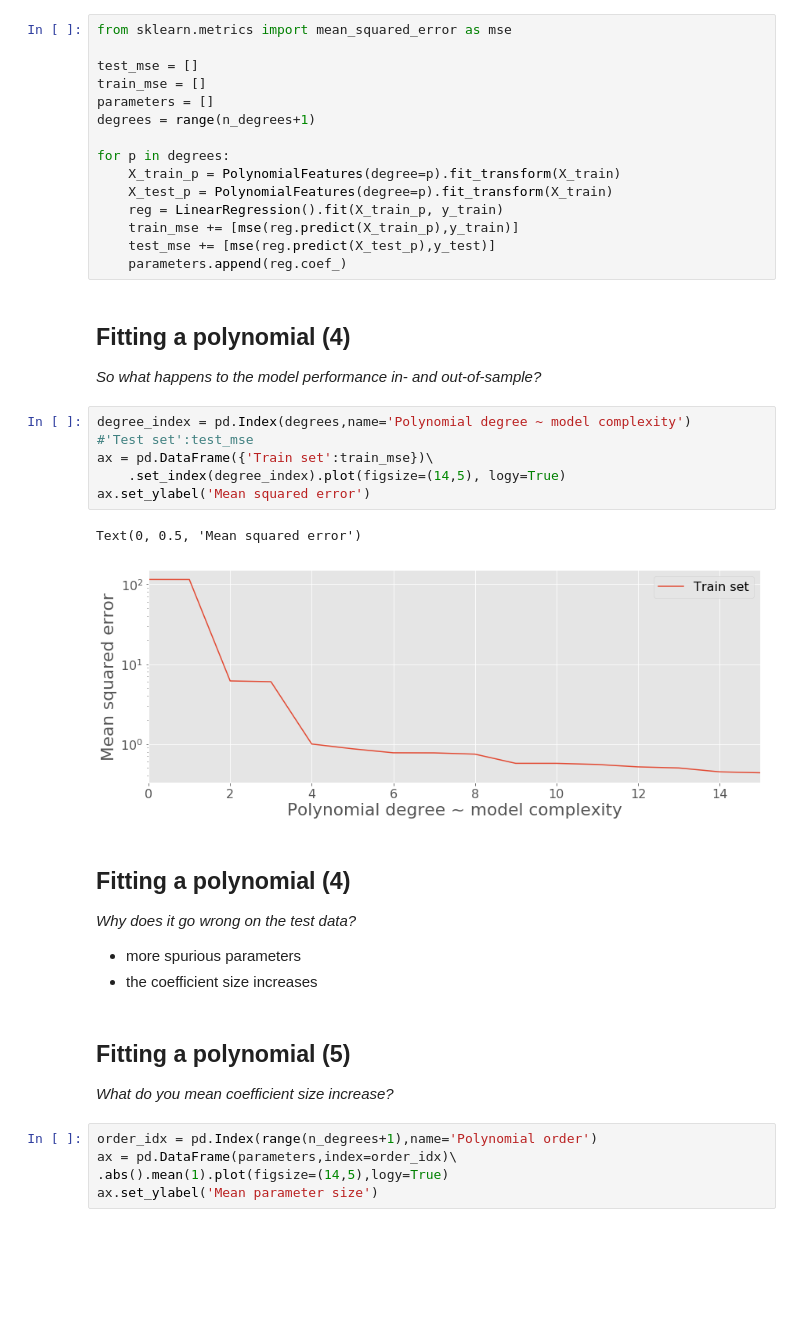
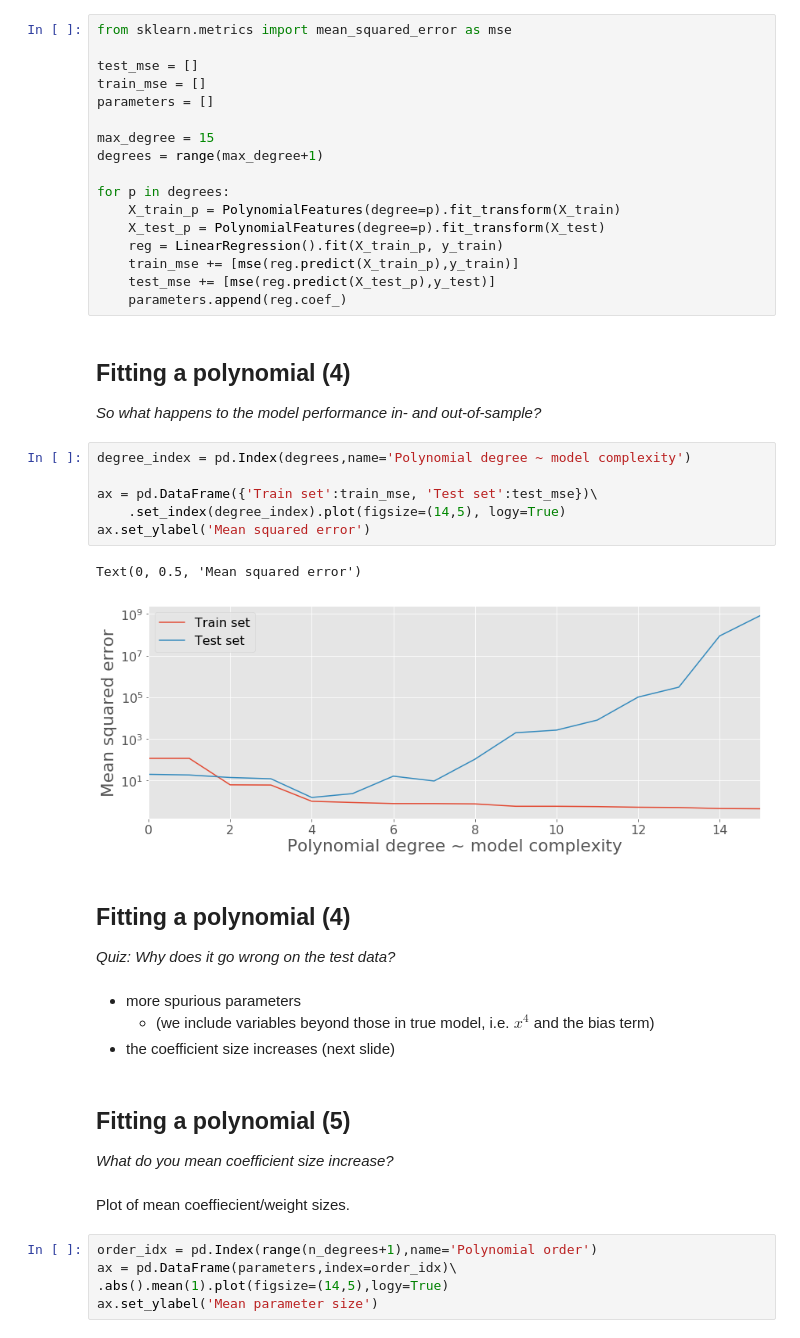
Before and after one commit to abjer/sds2019, a Jupyter notebook: material/session_12/lecture_12.ipynb, the cells around one changed output. Saved outputs shown, nothing was run; the diff lists cells and outputs as text; blank space fills up the shorter version.

```diff
--- a/material/session_12/lecture_12.ipynb
+++ b/material/session_12/lecture_12.ipynb
@@ -229,11 +234,13 @@ from sklearn.metrics import mean_squared_error as mse
 test_mse = []
 train_mse = []
 parameters = []
-degrees = range(n_degrees+1)
+
+max_degree = 15
+degrees = range(max_degree+1)
 
 for p in degrees:
     X_train_p = PolynomialFeatures(degree=p).fit_transform(X_train)
-    X_test_p = PolynomialFeatures(degree=p).fit_transform(X_train)
+    X_test_p = PolynomialFeatures(degree=p).fit_transform(X_test)
     reg = LinearRegression().fit(X_train_p, y_train)
     train_mse += [mse(reg.predict(X_train_p),y_train)]
     test_mse += [mse(reg.predict(X_test_p),y_test)]
@@ -243,21 +250,25 @@ for p in degrees:
 *So what happens to the model performance in- and out-of-sample?*
 # %%
 degree_index = pd.Index(degrees,name='Polynomial degree ~ model complexity')
-#'Test set':test_mse
-ax = pd.DataFrame({'Train set':train_mse})\
+
+ax = pd.DataFrame({'Train set':train_mse, 'Test set':test_mse})\
     .set_index(degree_index).plot(figsize=(14,5), logy=True)
 ax.set_ylabel('Mean squared error')
 # %% [output]
 Text(0, 0.5, 'Mean squared error')
-[figure, old version]
+[figure, new version]
 # %% [markdown]
 ## Fitting a polynomial (4)
-*Why does it go wrong on the test data?*
-- more spurious parameters
-- the coefficient size increases
+*Quiz: Why does it go wrong on the test data?*
+# %% [markdown]
+- more spurious parameters
+    - (we include variables beyond those in true model, i.e. $x^4$ and the bias term)
+- the coefficient size increases (next slide)
 # %% [markdown]
 ## Fitting a polynomial (5)
 *What do you mean coefficient size increase?*
+# %% [markdown]
+Plot of mean coeffiecient/weight sizes.
 # %%
 order_idx = pd.Index(range(n_degrees+1),name='Polynomial order')
 ax = pd.DataFrame(parameters,index=order_idx)\
```
Also changed, not shown: parts of 13 cells of this notebook, 10 other files.
